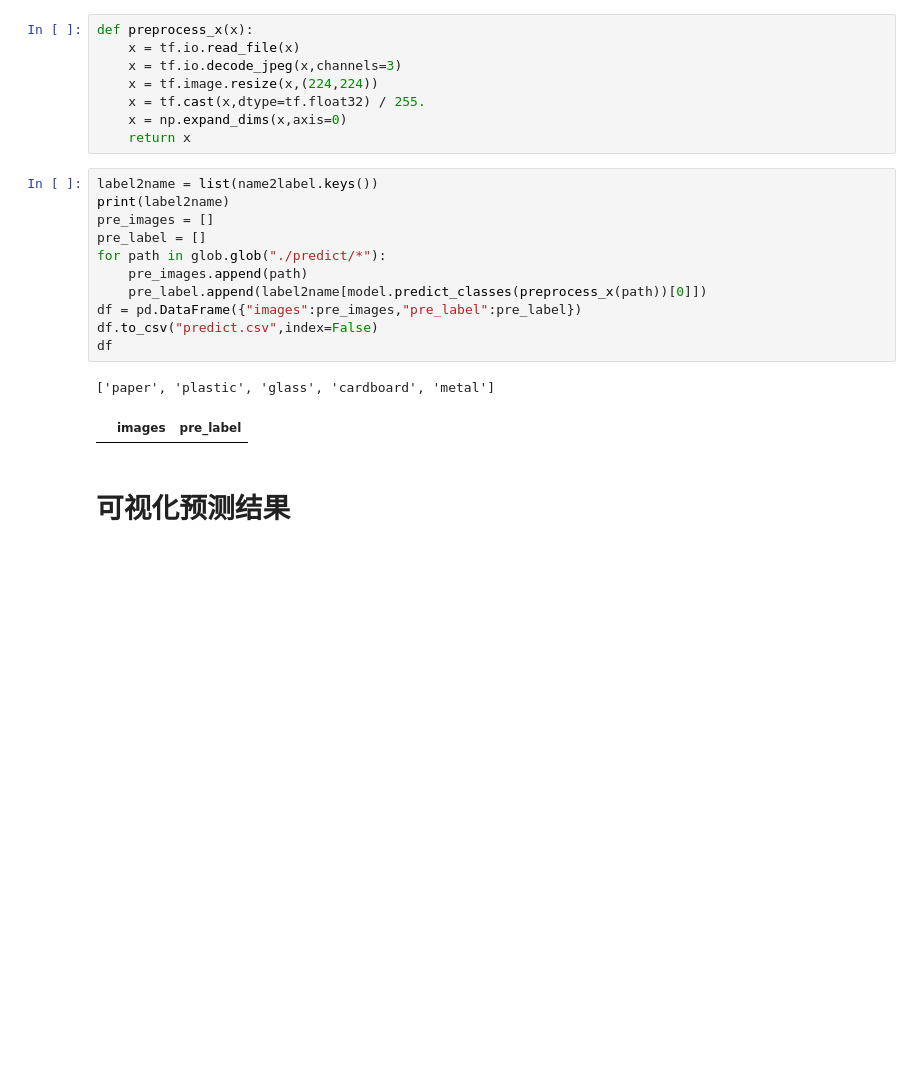
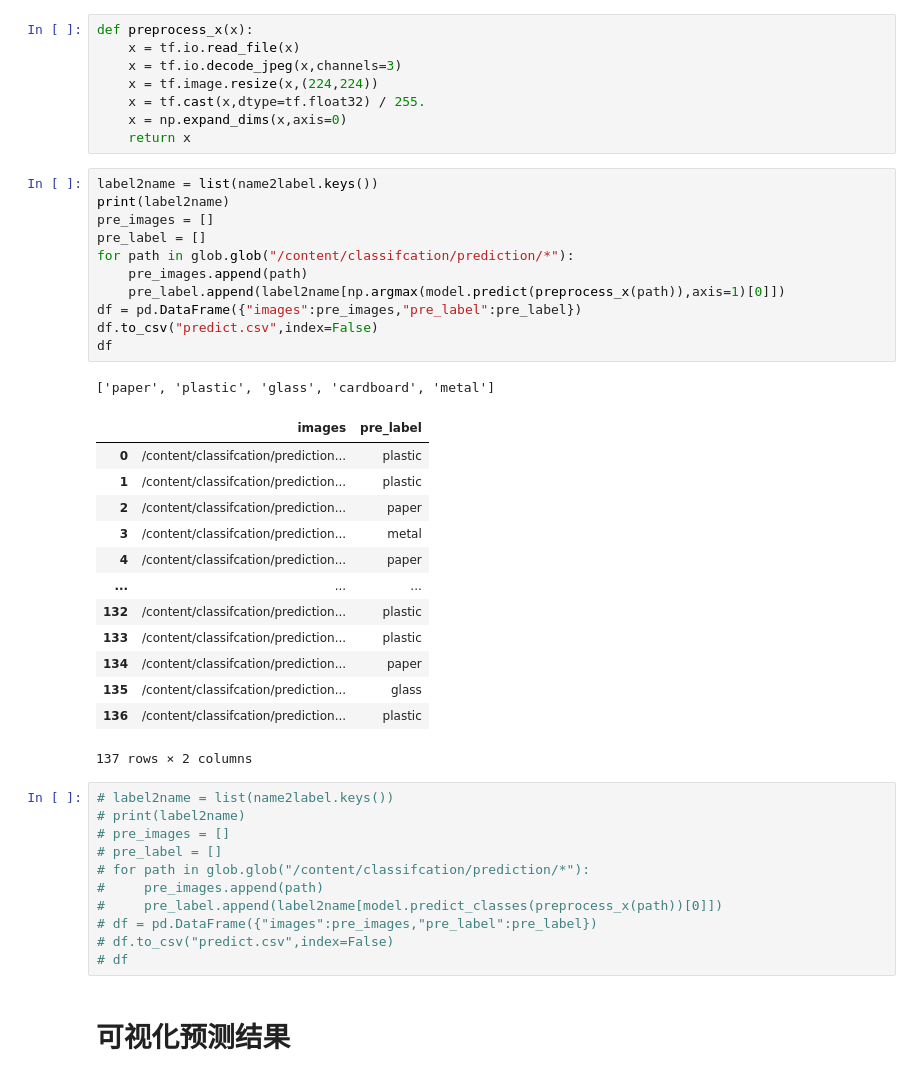
Before and after one commit to ruorong/classifcation, a Jupyter notebook: classfication.ipynb, the cells around one changed output. Saved outputs shown, nothing was run; the diff lists cells and outputs as text; blank space fills up the shorter version.

```diff
--- a/classfication.ipynb
+++ b/classfication.ipynb
@@ -408,20 +408,43 @@ def preprocess_x(x):
     x = tf.cast(x,dtype=tf.float32) / 255.
     x = np.expand_dims(x,axis=0)
     return x
+# %%
+label2name = list(name2label.keys())
+print(label2name)
+pre_images = []
+pre_label = []
+for path in glob.glob("/content/classifcation/prediction/*"):
+    pre_images.append(path)
+    pre_label.append(label2name[np.argmax(model.predict(preprocess_x(path)),axis=1)[0]])
+df = pd.DataFrame({"images":pre_images,"pre_label":pre_label})
+df.to_csv("predict.csv",index=False)
+df
+# %% [output]
+['paper', 'plastic', 'glass', 'cardboard', 'metal']
+|  | images | pre_label |
+| 0 | /content/classifcation/prediction... | plastic |
+| 1 | /content/classifcation/prediction... | plastic |
+| 2 | /content/classifcation/prediction... | paper |
+| 3 | /content/classifcation/prediction... | metal |
+| 4 | /content/classifcation/prediction... | paper |
+| ... | ... | ... |
+| 132 | /content/classifcation/prediction... | plastic |
+| 133 | /content/classifcation/prediction... | plastic |
+| 134 | /content/classifcation/prediction... | paper |
+| 135 | /content/classifcation/prediction... | glass |
+| 136 | /content/classifcation/prediction... | plastic |
+137 rows × 2 columns
 # %%
-label2name = list(name2label.keys())
-print(label2name)
-pre_images = []
-pre_label = []
-for path in glob.glob("./predict/*"):
-    pre_images.append(path)
-    pre_label.append(label2name[model.predict_classes(preprocess_x(path))[0]])
-df = pd.DataFrame({"images":pre_images,"pre_label":pre_label})
-df.to_csv("predict.csv",index=False)
-df
+# label2name = list(name2label.keys())
+# print(label2name)
+# pre_images = []
+# pre_label = []
+# for path in glob.glob("/content/classifcation/prediction/*"):
+#     pre_images.append(path)
+#     pre_label.append(label2name[model.predict_classes(preprocess_x(path))[0]])
+# df = pd.DataFrame({"images":pre_images,"pre_label":pre_label})
+# df.to_csv("predict.csv",index=False)
+# df
-# %% [output]
-['paper', 'plastic', 'glass', 'cardboard', 'metal']
-|  | images | pre_label |
 # %% [markdown]
 # 可视化预测结果
 # %%
```
